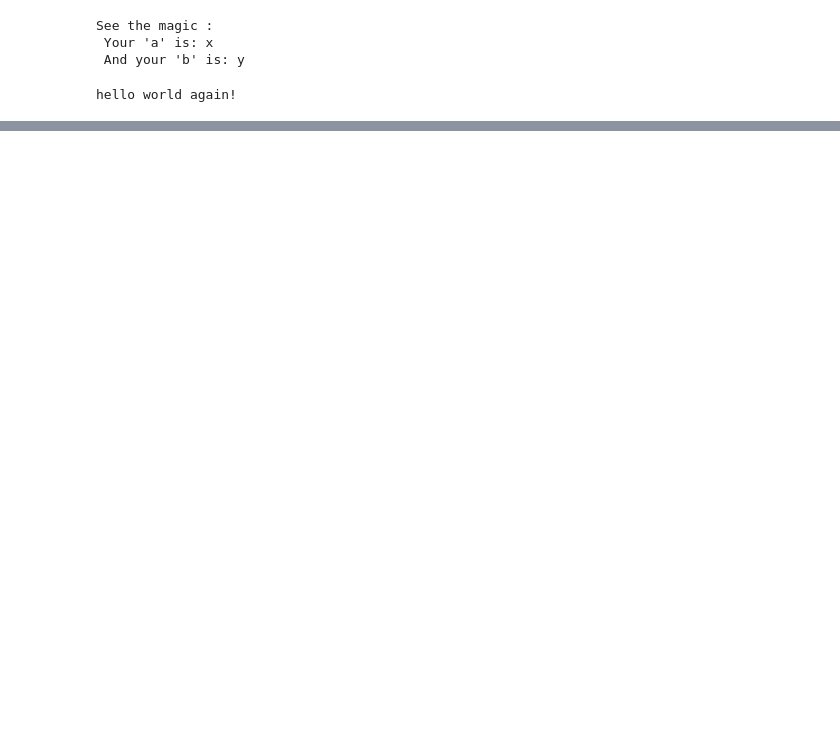
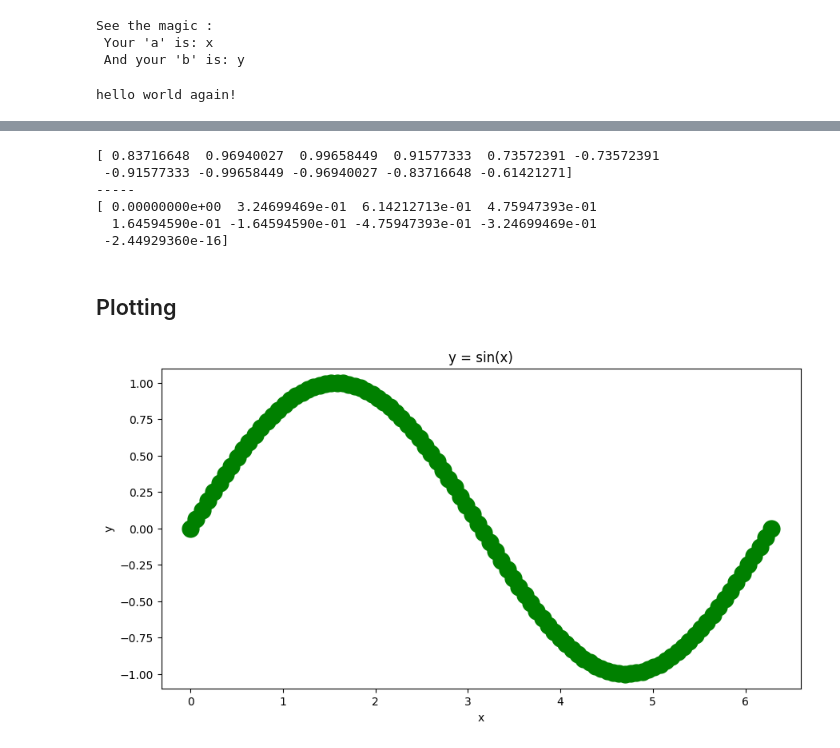
Before and after one commit to mdgolammafuz/NumericalAstrophysics-_-Python, a Jupyter notebook: Shadow_Numerical_Codes/try.ipynb, the cells around one changed output, grey strips where cells are left out. Cells and saved outputs as stored; diff of their text form; code cells hidden in the pictures; blank space fills up the shorter version.

Commit message:
Numpy array operations  and matplotlib visualizations (2D and 3D)

```diff
--- a/Shadow_Numerical_Codes/try.ipynb
+++ b/Shadow_Numerical_Codes/try.ipynb
@@ -136,0 +610,36 @@ hello world again!
+# %%
+import numpy as np
+
+x = np.linspace(0,2*np.pi,20)
+y = np.sin(x)
+
+arr1 = y[(y > 0.7) | (y < -0.5)]
+arr2 = y[(y > -0.5) & (y < 0.7)]
+
+print(arr1)
+print('-----')
+print(arr2)
+# %% [output]
+[ 0.83716648  0.96940027  0.99658449  0.91577333  0.73572391 -0.73572391
+ -0.91577333 -0.99658449 -0.96940027 -0.83716648 -0.61421271]
+-----
+[ 0.00000000e+00  3.24699469e-01  6.14212713e-01  4.75947393e-01
+  1.64594590e-01 -1.64594590e-01 -4.75947393e-01 -3.24699469e-01
+ -2.44929360e-16]
+# %% [markdown]
+## Plotting
+# %%
+import numpy as np
+import matplotlib.pyplot as plt
+
+x = np.linspace(0, 2 *np.pi , 100)
+y = np.sin(x)
+fig = plt.figure(figsize = (10, 5))
+ax1 = fig.add_axes([0.1, 0.1, 0.8, 0.8])
+ax1.plot(x, y, color='g', marker='o', linestyle='-',\
+          linewidth=4, markersize=15)
+ax1.set_xlabel('x')
+ax1.set_ylabel('y')
+ax1.set_title('y = sin(x)');
+# %% [output]
+[figure, added]
```
Also changed, not shown: parts of 53 cells of this notebook, 1 other file.
